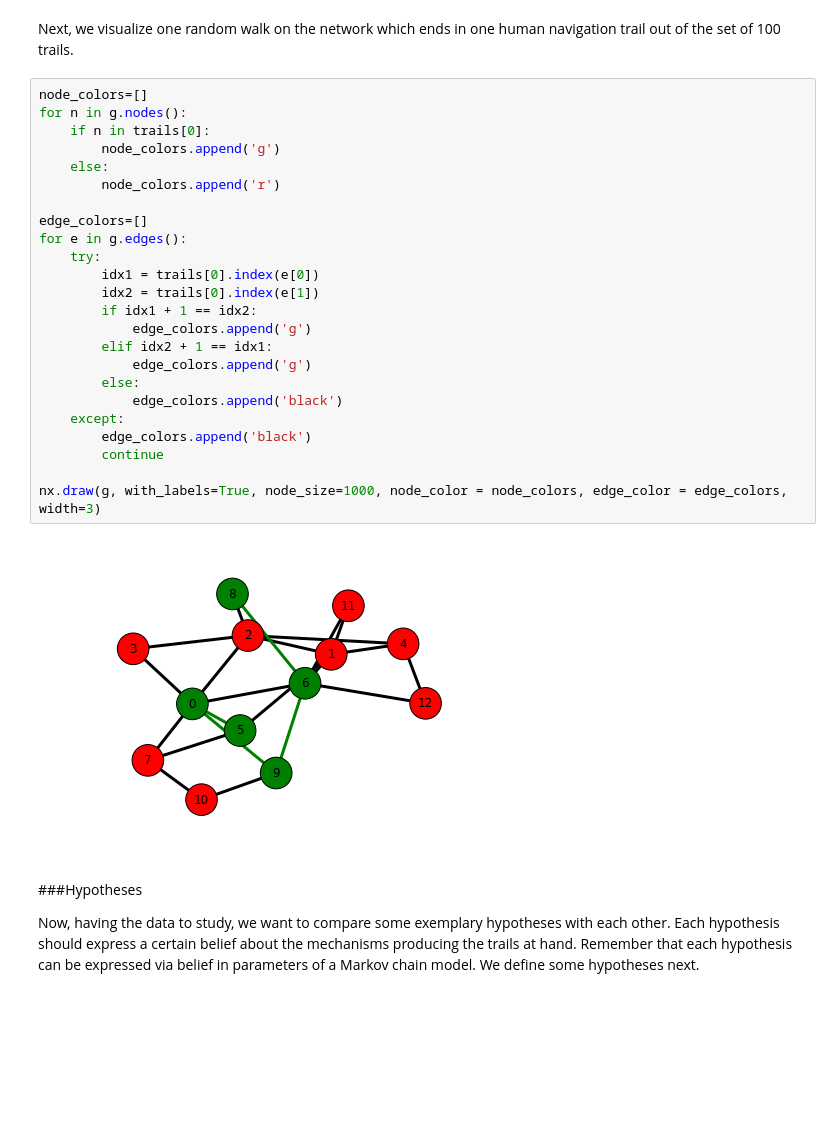
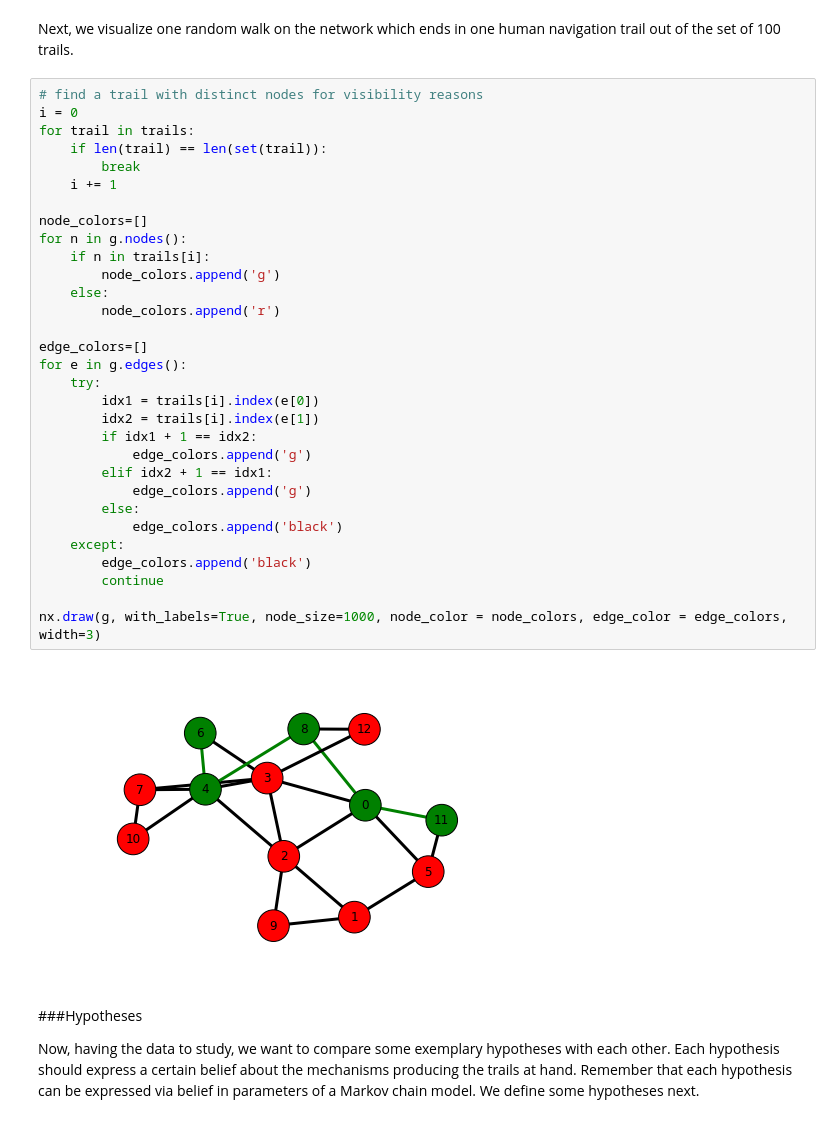
Before and after one commit to psinger/HypTrails, a Jupyter notebook: tutorial/hyptrails_tutorial.ipynb, the cells around one changed output. Saved outputs shown, nothing was run; the diff lists cells and outputs as text; blank space fills up the shorter version.

```diff
--- a/tutorial/hyptrails_tutorial.ipynb
+++ b/tutorial/hyptrails_tutorial.ipynb
@@ -1010,31 +1040,38 @@ print trails[:10]
 # %% [markdown]
 Next, we visualize one random walk on the network which ends in one human navigation trail out of the set of 100 trails.
 # %%
+# find a trail with distinct nodes for visibility reasons
+i = 0
+for trail in trails:
+    if len(trail) == len(set(trail)):
+        break
+    i += 1
+
 node_colors=[]
 for n in g.nodes():
-    if n in trails[0]:
+    if n in trails[i]:
         node_colors.append('g')
     else:
         node_colors.append('r')
 
 edge_colors=[]
 for e in g.edges():
     try:
-        idx1 = trails[0].index(e[0])
-        idx2 = trails[0].index(e[1])
+        idx1 = trails[i].index(e[0])
+        idx2 = trails[i].index(e[1])
         if idx1 + 1 == idx2:
             edge_colors.append('g')
         elif idx2 + 1 == idx1:
             edge_colors.append('g')
         else:
             edge_colors.append('black')
     except:
         edge_colors.append('black')
         continue
 
 nx.draw(g, with_labels=True, node_size=1000, node_color = node_colors, edge_color = edge_colors, width=3)
 # %% [output]
-[figure, old version]
+[figure, new version]
 # %% [markdown]
 ###Hypotheses
 
```
Also changed, not shown: parts of 46 cells of this notebook, 1 other file.
